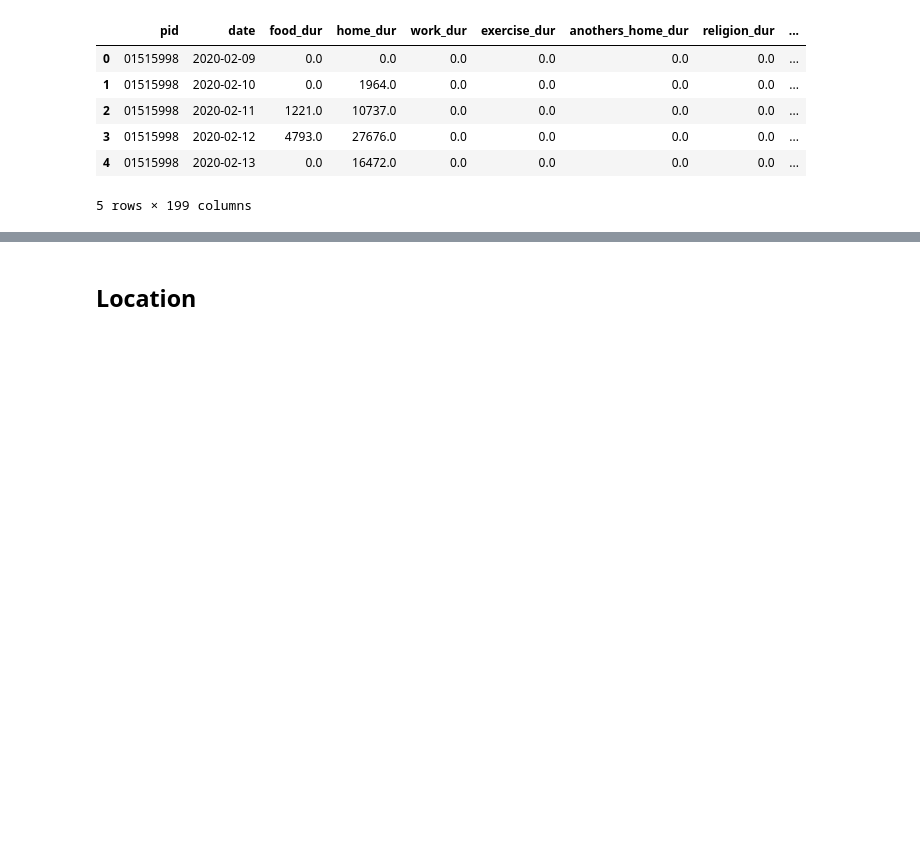
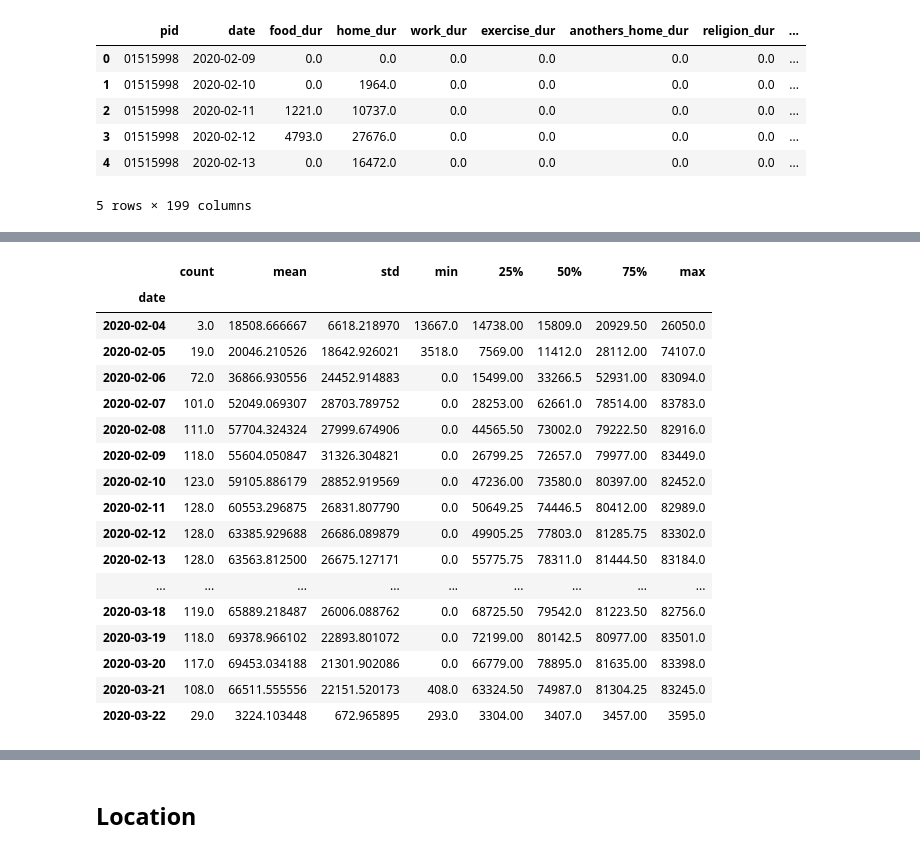
Before and after one commit to tliu526/lifesense, a Jupyter notebook: covid_analysis.ipynb, the cells around one changed output, grey strips where cells are left out. Cells and saved outputs as stored; diff of their text form; code cells hidden in the pictures; blank space fills up the shorter version.

```diff
--- a/covid_analysis.ipynb
+++ b/covid_analysis.ipynb
@@ -370,0 +462,23 @@ display(sloc_daily.head())
+# %%
+dur_cols = sloc_daily.columns[sloc_daily.columns.str.endswith('dur')]
+sloc_daily['tot_duration'] = sloc_daily[dur_cols].sum(axis=1)
+sloc_daily.groupby('date')['tot_duration'].describe()
+# %% [output]
+|  | count | mean | std | min | 25% | 50% | 75% | max |
+| date |  |  |  |  |  |  |  |  |
+| 2020-02-04 | 3.0 | 18508.666667 | 6618.218970 | 13667.0 | 14738.00 | 15809.0 | 20929.50 | 26050.0 |
+| 2020-02-05 | 19.0 | 20046.210526 | 18642.926021 | 3518.0 | 7569.00 | 11412.0 | 28112.00 | 74107.0 |
+| 2020-02-06 | 72.0 | 36866.930556 | 24452.914883 | 0.0 | 15499.00 | 33266.5 | 52931.00 | 83094.0 |
+| 2020-02-07 | 101.0 | 52049.069307 | 28703.789752 | 0.0 | 28253.00 | 62661.0 | 78514.00 | 83783.0 |
+| 2020-02-08 | 111.0 | 57704.324324 | 27999.674906 | 0.0 | 44565.50 | 73002.0 | 79222.50 | 82916.0 |
+| 2020-02-09 | 118.0 | 55604.050847 | 31326.304821 | 0.0 | 26799.25 | 72657.0 | 79977.00 | 83449.0 |
+| 2020-02-10 | 123.0 | 59105.886179 | 28852.919569 | 0.0 | 47236.00 | 73580.0 | 80397.00 | 82452.0 |
+| 2020-02-11 | 128.0 | 60553.296875 | 26831.807790 | 0.0 | 50649.25 | 74446.5 | 80412.00 | 82989.0 |
+| 2020-02-12 | 128.0 | 63385.929688 | 26686.089879 | 0.0 | 49905.25 | 77803.0 | 81285.75 | 83302.0 |
+| 2020-02-13 | 128.0 | 63563.812500 | 26675.127171 | 0.0 | 55775.75 | 78311.0 | 81444.50 | 83184.0 |
+| ... | ... | ... | ... | ... | ... | ... | ... | ... |
+| 2020-03-18 | 119.0 | 65889.218487 | 26006.088762 | 0.0 | 68725.50 | 79542.0 | 81223.50 | 82756.0 |
+| 2020-03-19 | 118.0 | 69378.966102 | 22893.801072 | 0.0 | 72199.00 | 80142.5 | 80977.00 | 83501.0 |
+| 2020-03-20 | 117.0 | 69453.034188 | 21301.902086 | 0.0 | 66779.00 | 78895.0 | 81635.00 | 83398.0 |
+| 2020-03-21 | 108.0 | 66511.555556 | 22151.520173 | 408.0 | 63324.50 | 74987.0 | 81304.25 | 83245.0 |
+| 2020-03-22 | 29.0 | 3224.103448 | 672.965895 | 293.0 | 3304.00 | 3407.0 | 3457.00 | 3595.0 |
```
Also changed, not shown: parts of 30 cells of this notebook, 1 other file.
